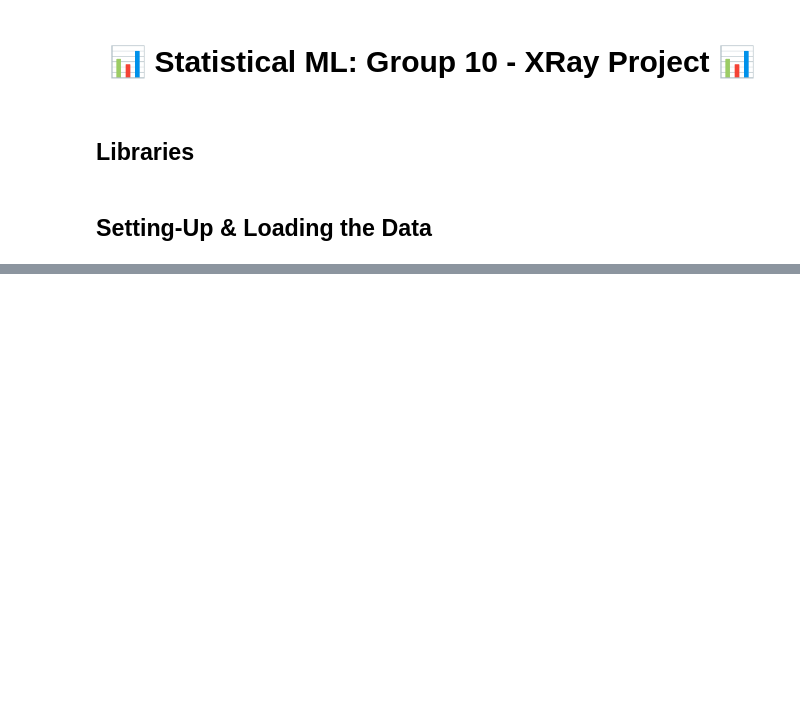
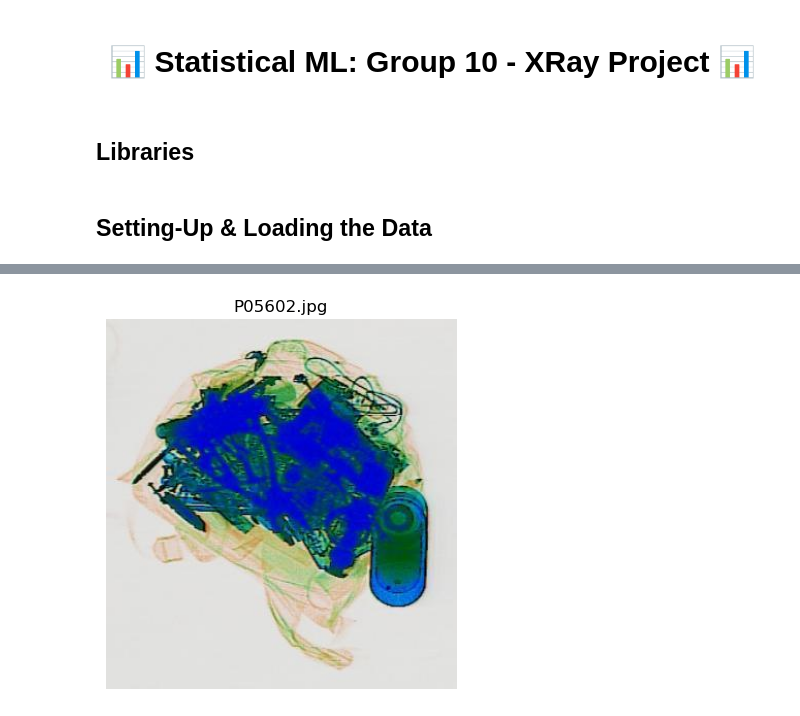
Before and after one commit to pranavpai/Computer-Vision-XRay-Research, a Jupyter notebook: XRay/XRay.ipynb, the cells around one changed output, grey strips where cells are left out. Saved outputs shown, nothing was run; the diff lists cells and outputs as text; code cells hidden in the pictures; blank space fills up the shorter version.

Commit message:
Added Image File Set-Up Code

```diff
--- a/XRay/XRay.ipynb
+++ b/XRay/XRay.ipynb
@@ -101,0 +248,44 @@ compute_csv_stats(test_output_csv, 'Testing Annotations')
+# %%
+# Function to visualize an image tensor
+def visualize_image(image_tensor, title="Image"):
+    """
+    Visualize a tensor image using matplotlib and return the figure.
+
+    Parameters:
+    image_tensor (torch.Tensor): The image tensor to visualize.
+    title (str): The title of the image being displayed.
+
+    Returns:
+    matplotlib.figure.Figure: The figure object containing the plot.
+    """
+    try:
+        # Check if the tensor is grayscale or RGB
+        if image_tensor.shape[0] == 3:  # RGB
+            # Convert tensor to numpy (C x H x W) -> (H x W x C)
+            image_np = image_tensor.permute(1, 2, 0).numpy()
+        elif image_tensor.shape[0] == 1:  # Grayscale
+            # Squeeze the extra dimension for grayscale
+            image_np = image_tensor.squeeze(0).numpy()
+            plt.gray()  # Set the colormap to gray for visualization
+        else:
+            raise ValueError("Unexpected number of channels in the image tensor.")
+
+        # Plot the image
+        plt.imshow(image_np)
+        plt.title(title)
+        plt.axis('off')  # Hide axis
+        plt.show()
+
+    except Exception as e:
+        print(f"Error visualizing image: {e}")
+
+# Example: Visualize an image from the training set with a check for valid index
+i = 5  # or any other index
+
+# Ensure 'i' is within bounds
+if i < len(df_train_images):
+    visualize_image(df_train_images['tensor'][i], title=df_train_images['filename'][i])
+else:
+    print(f"Index {i} is out of range. The dataset contains {len(df_train_images)} images.")
+# %% [output]
+[figure, added]
```
Also changed, not shown: parts of 8 cells of this notebook.
